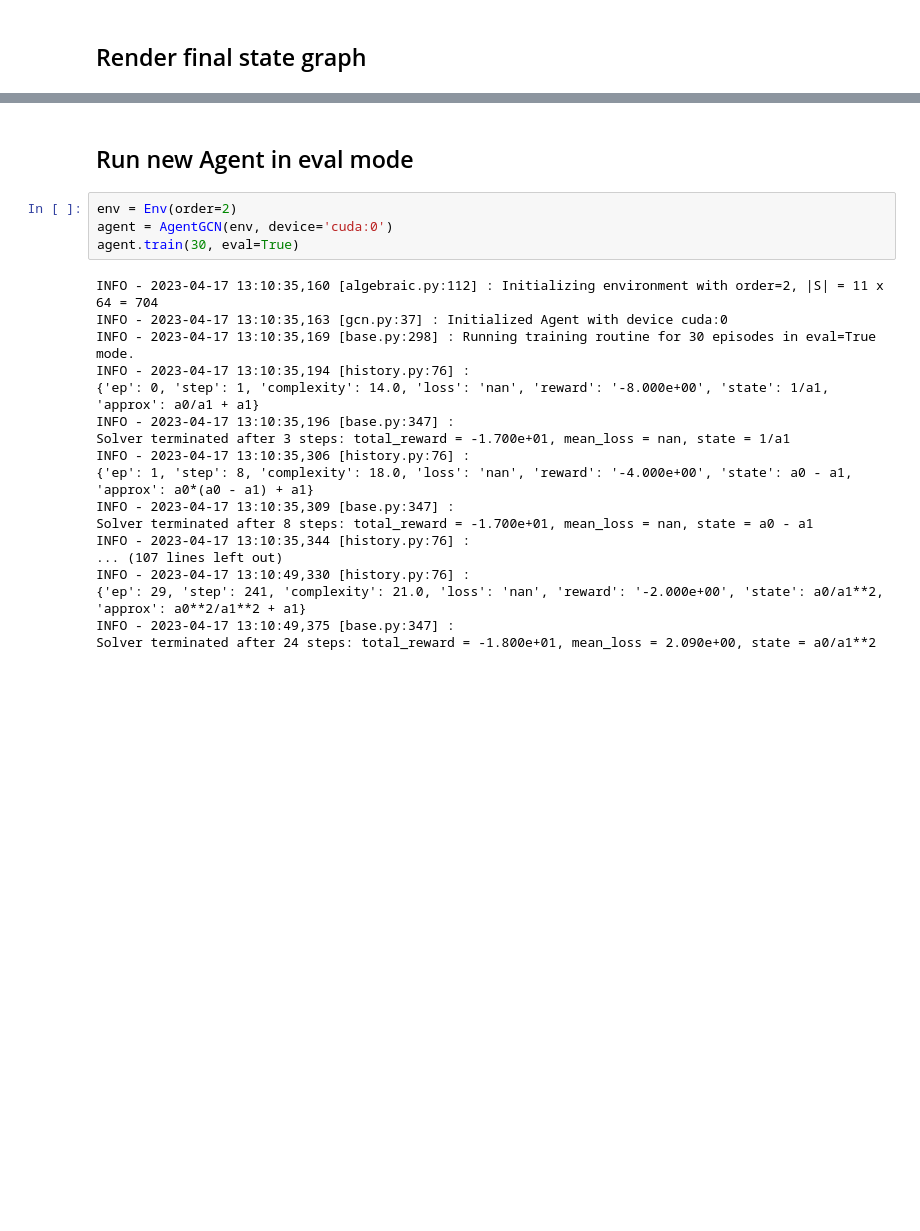
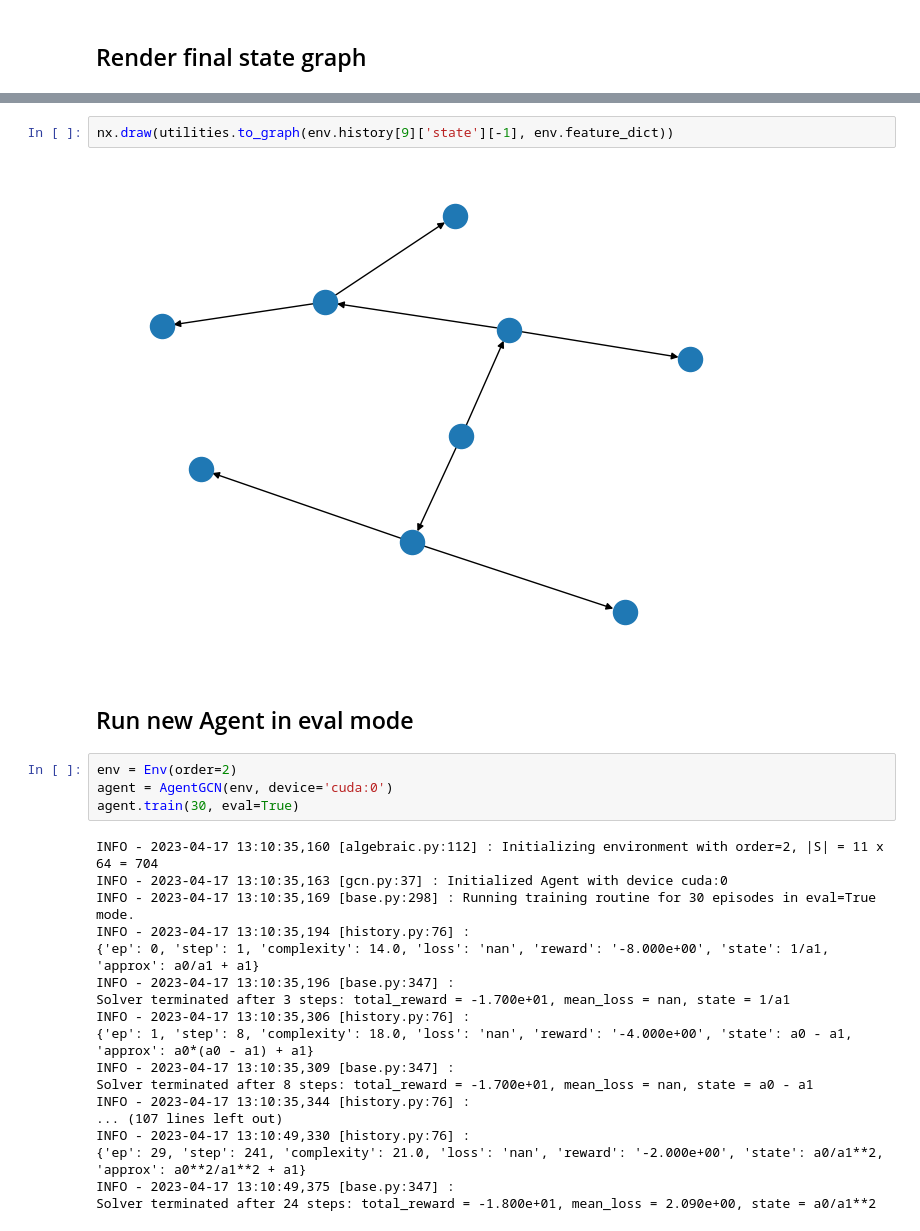
Before and after one commit to bnb32/RL-equation-solver, a Jupyter notebook: rl_equation_solver/dev/train_and_plot.ipynb, the cells around one changed output, grey strips where cells are left out. Saved outputs shown, nothing was run; the diff lists cells and outputs as text; blank space fills up the shorter version.

```diff
--- a/rl_equation_solver/dev/train_and_plot.ipynb
+++ b/rl_equation_solver/dev/train_and_plot.ipynb
@@ -171,3 +267,7 @@ nx.draw(env.state_graph, labels=env.node_labels)
+# %%
+nx.draw(utilities.to_graph(env.history[9]['state'][-1], env.feature_dict))
+# %% [output]
+[figure, added]
 # %% [markdown]
 ## Run new Agent in eval mode ##
 # %%
```
Also changed, not shown: parts of 31 cells of this notebook, 14 other files.
